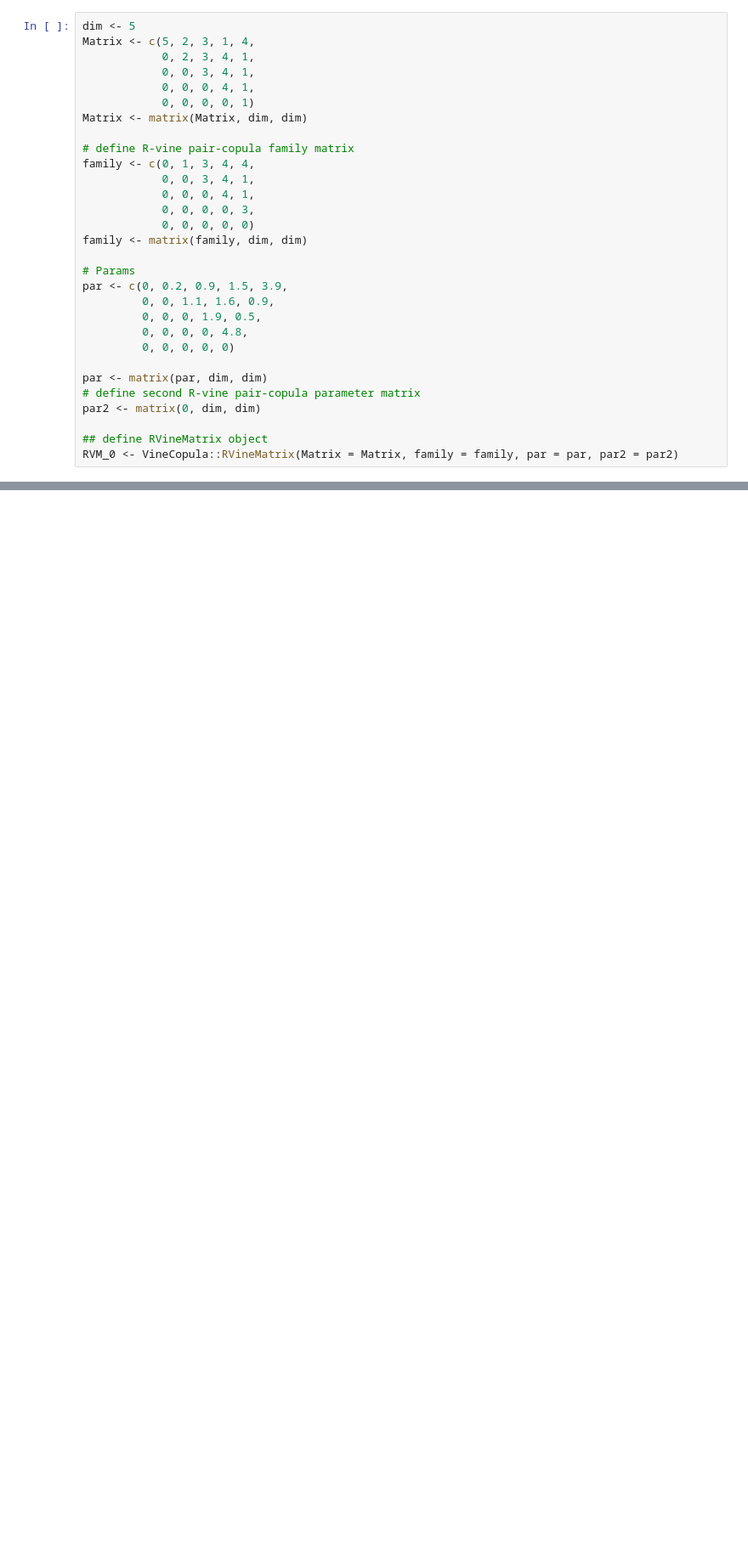
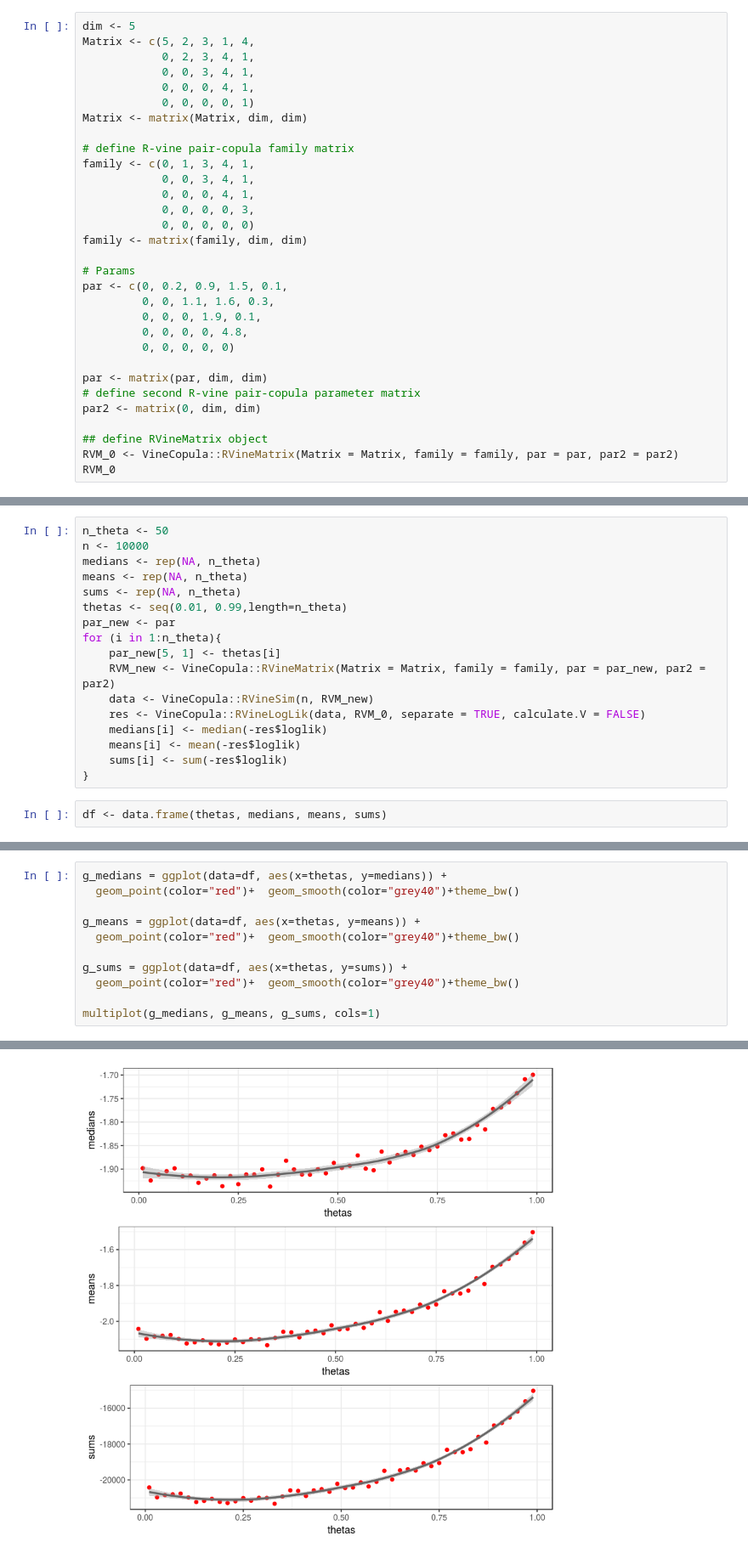
Before and after one commit to NazBen/dep-impact, a Jupyter notebook: examples/Untitled.ipynb, the cells around one changed output, grey strips where cells are left out. Shown at 85% size. Cells and saved outputs as stored; diff of their text form; blank space fills up the shorter version.

Commit message:
Test Vine example likelihood

```diff
--- a/examples/Untitled.ipynb
+++ b/examples/Untitled.ipynb
@@ -10,7 +11,7 @@ Matrix <- c(5, 2, 3, 1, 4,
 Matrix <- matrix(Matrix, dim, dim)
 
 # define R-vine pair-copula family matrix
-family <- c(0, 1, 3, 4, 4,
+family <- c(0, 1, 3, 4, 1,
             0, 0, 3, 4, 1,
             0, 0, 0, 4, 1,
             0, 0, 0, 0, 3,
@@ -18,9 +19,9 @@ family <- c(0, 1, 3, 4, 4,
 family <- matrix(family, dim, dim)
 
 # Params
-par <- c(0, 0.2, 0.9, 1.5, 3.9,
-         0, 0, 1.1, 1.6, 0.9,
-         0, 0, 0, 1.9, 0.5,
+par <- c(0, 0.2, 0.9, 1.5, 0.1,
+         0, 0, 1.1, 1.6, 0.3,
+         0, 0, 0, 1.9, 0.1,
          0, 0, 0, 0, 4.8,
          0, 0, 0, 0, 0)
 
@@ -30,3 +31,4 @@ par2 <- matrix(0, dim, dim)
 
 ## define RVineMatrix object
 RVM_0 <- VineCopula::RVineMatrix(Matrix = Matrix, family = family, par = par, par2 = par2)
+RVM_0
@@ -42,0 +54,19 @@ par_new
+# %%
+n_theta <- 50
+n <- 10000
+medians <- rep(NA, n_theta)
+means <- rep(NA, n_theta)
+sums <- rep(NA, n_theta)
+thetas <- seq(0.01, 0.99,length=n_theta)
+par_new <- par
+for (i in 1:n_theta){
+    par_new[5, 1] <- thetas[i]
+    RVM_new <- VineCopula::RVineMatrix(Matrix = Matrix, family = family, par = par_new, par2 = par2)
+    data <- VineCopula::RVineSim(n, RVM_new)
+    res <- VineCopula::RVineLogLik(data, RVM_0, separate = TRUE, calculate.V = FALSE)
+    medians[i] <- median(-res$loglik)
+    means[i] <- mean(-res$loglik)
+    sums[i] <- sum(-res$loglik)
+}
+# %%
+df <- data.frame(thetas, medians, means, sums)
@@ -42,0 +119,12 @@ par_new
+# %%
+g_medians = ggplot(data=df, aes(x=thetas, y=medians)) +
+  geom_point(color="red")+  geom_smooth(color="grey40")+theme_bw()
+
+g_means = ggplot(data=df, aes(x=thetas, y=means)) +
+  geom_point(color="red")+  geom_smooth(color="grey40")+theme_bw()
+
+g_sums = ggplot(data=df, aes(x=thetas, y=sums)) +
+  geom_point(color="red")+  geom_smooth(color="grey40")+theme_bw()
+
+multiplot(g_medians, g_means, g_sums, cols=1)
+# %% [output]
@@ -42,0 +134 @@ par_new
+[figure, added]
```
Also changed, not shown: parts of 14 cells of this notebook.
